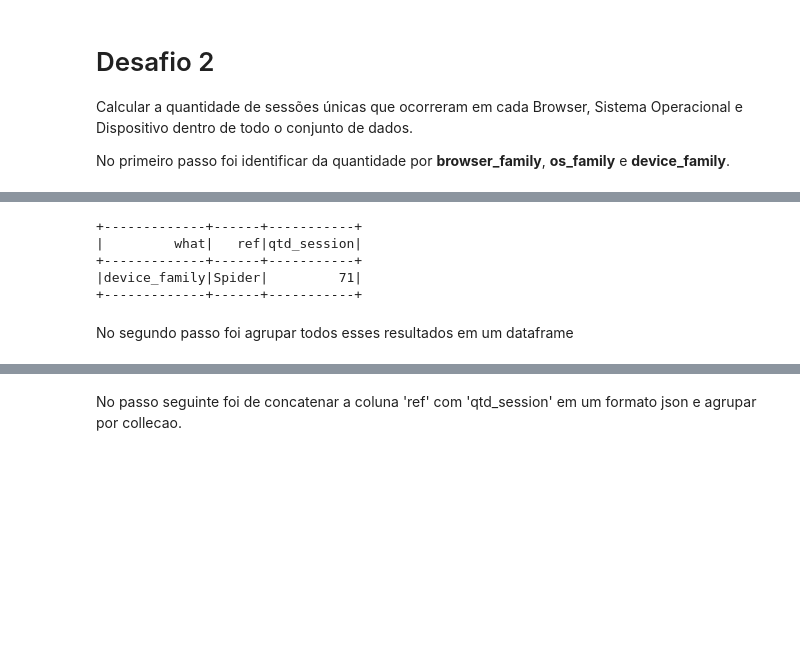
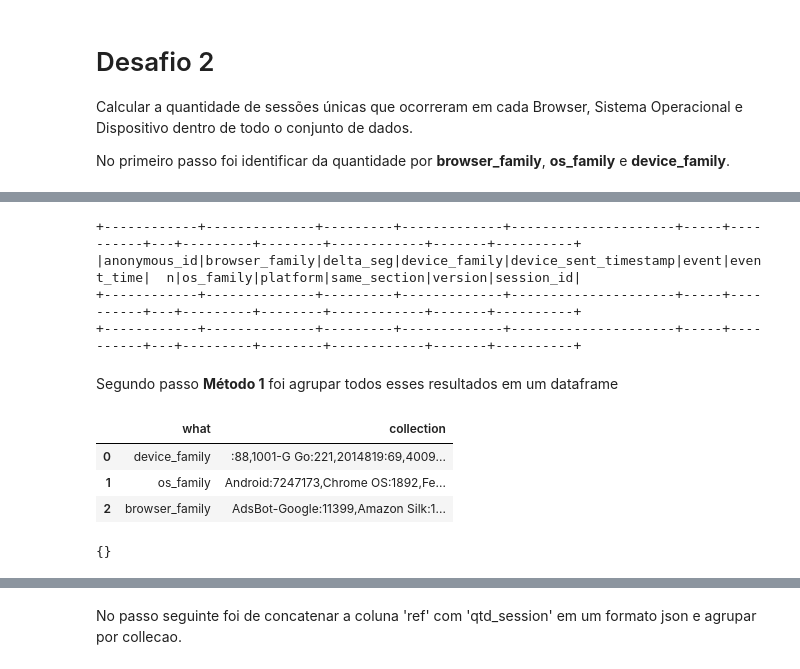
Before and after one commit to fkfouri/dataEngineerTest_Escale, a Jupyter notebook: Escale_study.ipynb, the cells around one changed output, grey strips where cells are left out. Saved outputs shown, nothing was run; the diff lists cells and outputs as text; code cells hidden in the pictures; blank space fills up the shorter version.

```diff
--- a/Escale_study.ipynb
+++ b/Escale_study.ipynb
@@ -369,15 +214,60 @@ group by os_family
 # %%
 spark.sql("""
-SELECT 'device_family' what, device_family ref, COUNT(session_id)  qtd_session
-FROM clickstream
-where same_section = false
-group by device_family
+SELECT * --'device_family' what, device_family ref, COUNT(session_id)  qtd_session
+  FROM clickstream
+ where same_section = false
+   and (device_family = 'iPhone8' or browser_family = 'iPhone8'  or os_family= 'iPhone8')
+ --group by device_family
 """).show()
 # %% [output]
-+-------------+------+-----------+
-|         what|   ref|qtd_session|
-+-------------+------+-----------+
-|device_family|Spider|         71|
-+-------------+------+-----------+
++------------+--------------+---------+-------------+---------------------+-----+----------+---+---------+--------+------------+-------+----------+
+|anonymous_id|browser_family|delta_seg|device_family|device_sent_timestamp|event|event_time|  n|os_family|platform|same_section|version|session_id|
++------------+--------------+---------+-------------+---------------------+-----+----------+---+---------+--------+------------+-------+----------+
++------------+--------------+---------+-------------+---------------------+-----+----------+---+---------+--------+------------+-------+----------+
 # %% [markdown]
-No segundo passo foi agrupar todos esses resultados em um dataframe
+Segundo passo <b>Método 1</b> foi agrupar todos esses resultados em um dataframe
+# %%
+df_question_2 = spark.sql("""
+with table_temp as (--
+    SELECT *
+    FROM clickstream
+    where same_section = false
+),
+table_union as (--
+    SELECT 'device_family' what, device_family ref, COUNT(session_id)  qtd_session
+      FROM table_temp
+     group by device_family
+    union
+    SELECT 'os_family' what, os_family ref, COUNT(session_id)  qtd_session
+      FROM table_temp
+    group by os_family
+    union
+    SELECT 'browser_family' what, browser_family ref, COUNT(session_id)  qtd_session
+      FROM table_temp
+     group by browser_family --
+),
+table_collection as (--
+    select what, nvl(ref, 'Not Identified') || ':' || qtd_session collection
+    from table_union
+    order by what, ref--
+)
+select what, array_join(collect_list(trim(collection)),',')  collection
+from table_collection
+group by what
+""")
+
+#df_question_2.show(10, False)
+# %%
+dados = df_question_2.toPandas()
+# %%
+dados.head()
+# %% [output]
+|  | what | collection |
+| 0 | device_family | :88,1001-G Go:221,2014819:69,4009... |
+| 1 | os_family | Android:7247173,Chrome OS:1892,Fe... |
+| 2 | browser_family | AdsBot-Google:11399,Amazon Silk:1... |
+# %%
+question2a = {}
+print(question2a)
+# %% [output]
+{}
```
Also changed, not shown: parts of 31 cells of this notebook, 1 other file.
